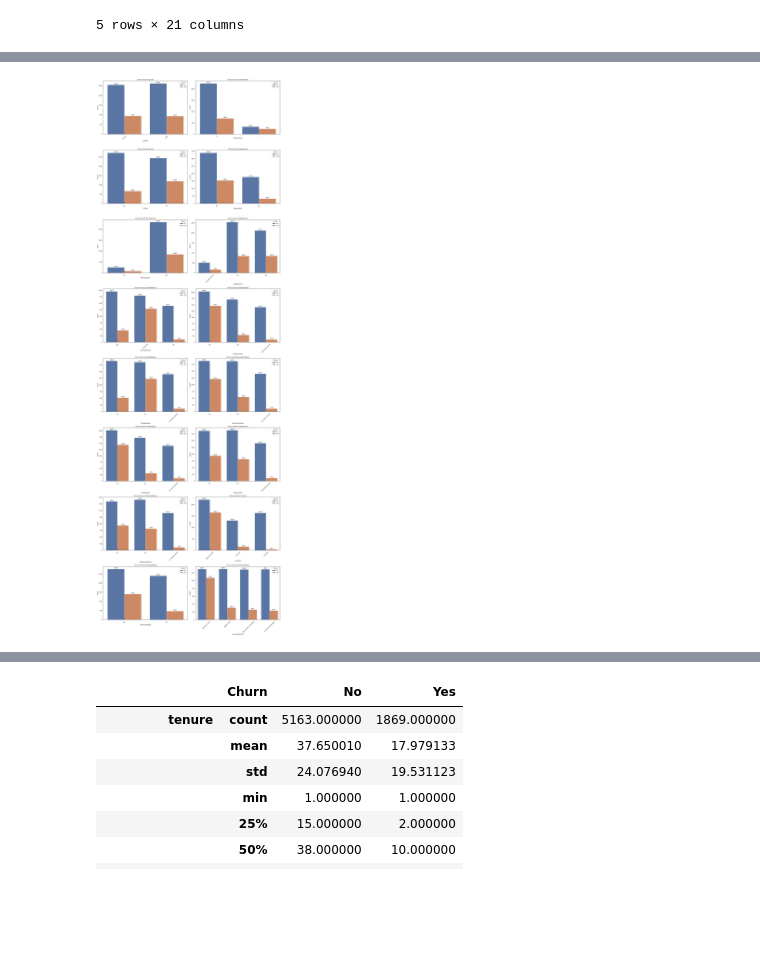
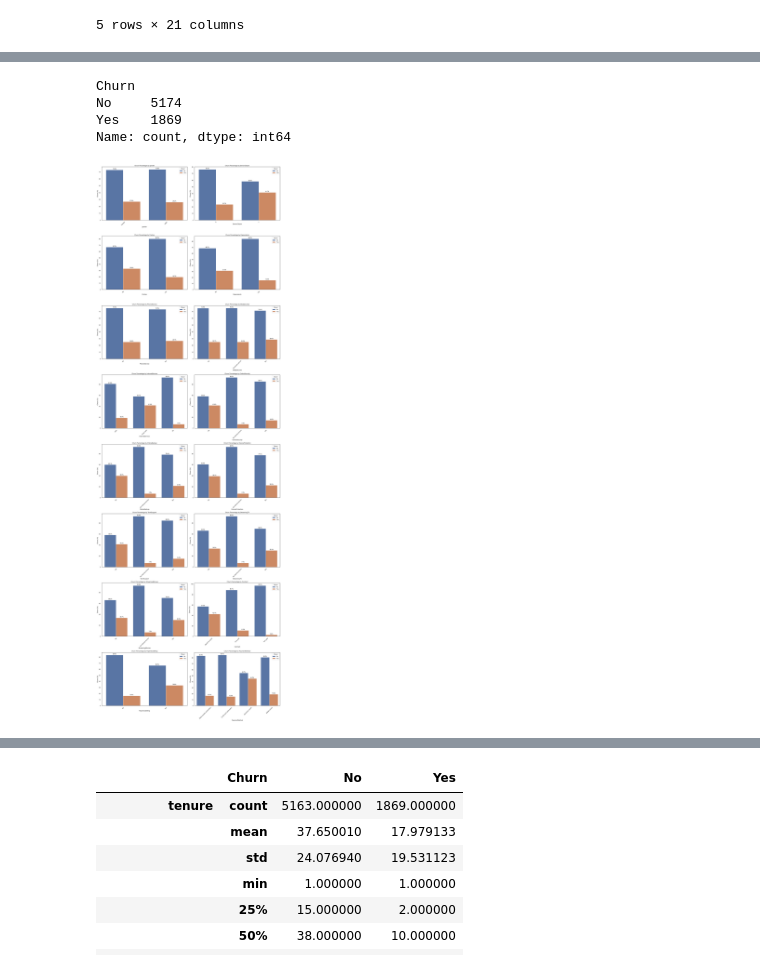
Before and after one commit to shakirmshaker/deepLearningProject, a Jupyter notebook: notebooks/dataExploration.ipynb, the cells around one changed output, grey strips where cells are left out. Drawn from its saved outputs; the diff is of its cells as text; code cells hidden in the pictures; blank space fills up the shorter version.

```diff
--- a/notebooks/dataExploration.ipynb
+++ b/notebooks/dataExploration.ipynb
@@ -117,31 +28,47 @@ dtype: int64
+# %%
+data['Churn'].value_counts()
+# %% [output]
+Churn
+No     5174
+Yes    1869
+Name: count, dtype: int64
 # %%
 # Define the categorical features
 categorical_features = ['gender', 'SeniorCitizen', 'Partner', 'Dependents', 'PhoneService', 'MultipleLines',
                         'InternetService', 'OnlineSecurity', 'OnlineBackup', 'DeviceProtection', 'TechSupport',
                         'StreamingTV', 'StreamingMovies', 'Contract', 'PaperlessBilling', 'PaymentMethod']
 
 # Create subplots
 fig, ax = plt.subplots(8, 2, figsize=(20, 60))
 ax = ax.ravel()
 
-# Loop through each feature and plot the count of churn
+# Loop through each feature and plot the percentage of churn
 for i, feature in enumerate(categorical_features):
-    # Create a count plot
-    sns.countplot(data=data, x=feature, hue='Churn', ax=ax[i])
+    # Get the count of each category
+    count = data.groupby([feature, 'Churn']).size().reset_index(name='count')
+    total_count = data.groupby(feature).size().reset_index(name='total_count')
 
-    # Annotate the bars with the count
+    # Merge the dataframes and calculate the percentage
+    count = count.merge(total_count, on=feature)
+    count['percentage'] = (count['count'] / count['total_count']) * 100
+
+    # Create a bar plot
+    sns.barplot(data=count, x=feature, y='percentage', hue='Churn', ax=ax[i])
+
+    # Annotate the bars with the percentage, excluding those that are 0.0%
     for p in ax[i].patches:
-        ax[i].annotate(f"{p.get_height()}",
-                       (p.get_x() + p.get_width() / 2., p.get_height()),
-                       ha='center', va='center', fontsize=10, color='black', xytext=(0, 7),
-                       textcoords='offset points')
+        if p.get_height() != 0:
+            ax[i].annotate(f"{p.get_height():.1f}%",
+                           (p.get_x() + p.get_width() / 2., p.get_height()),
+                           ha='center', va='center', fontsize=10, color='black', xytext=(0, 7),
+                           textcoords='offset points')
 
     # Set the title and rotate x-axis labels for better readability
-    ax[i].set_title(f'Churn Count by {feature}')
+    ax[i].set_title(f'Churn Percentage by {feature}')
     ax[i].tick_params(axis='x', rotation=45)
-    ax[i].set_ylabel('Count')
+    ax[i].set_ylabel('Churn (%)')
 
 fig.tight_layout()
 plt.show()
 # %% [output]
-[figure, old version]
+[figure, new version]
```
Also changed, not shown: parts of 6 cells of this notebook, 3 other files.
